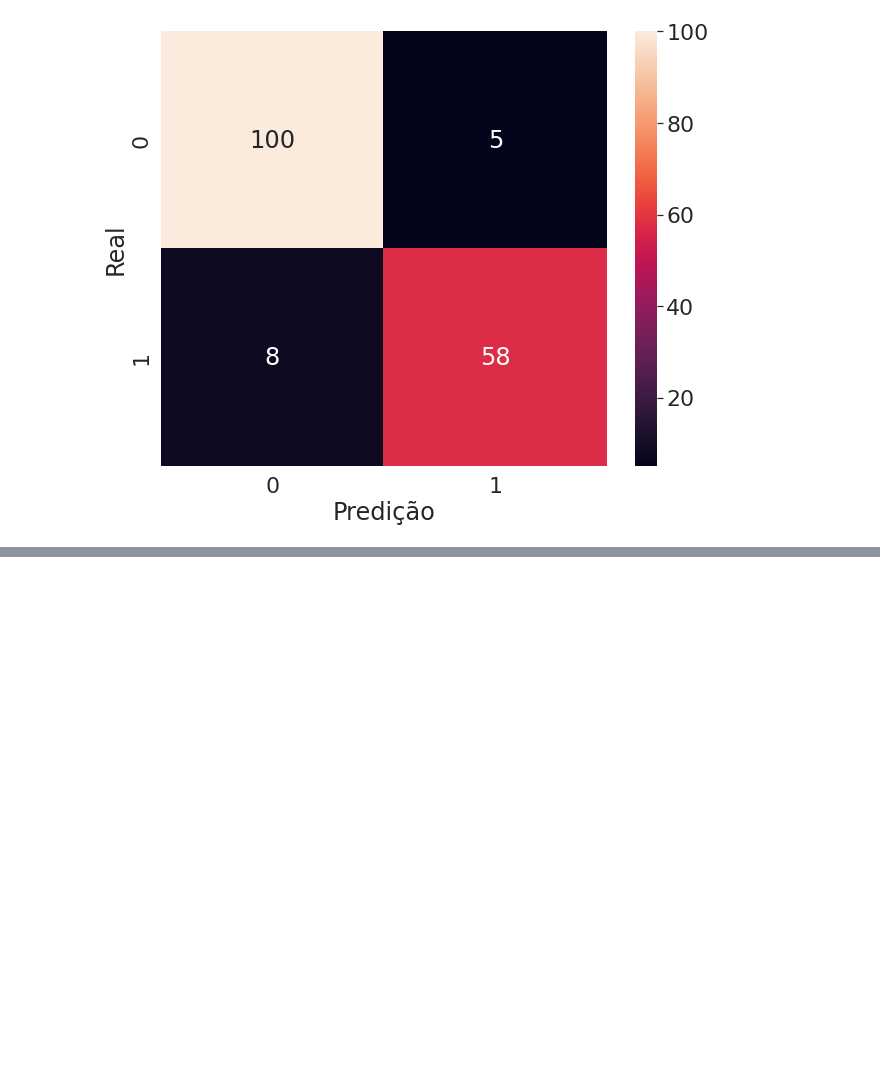
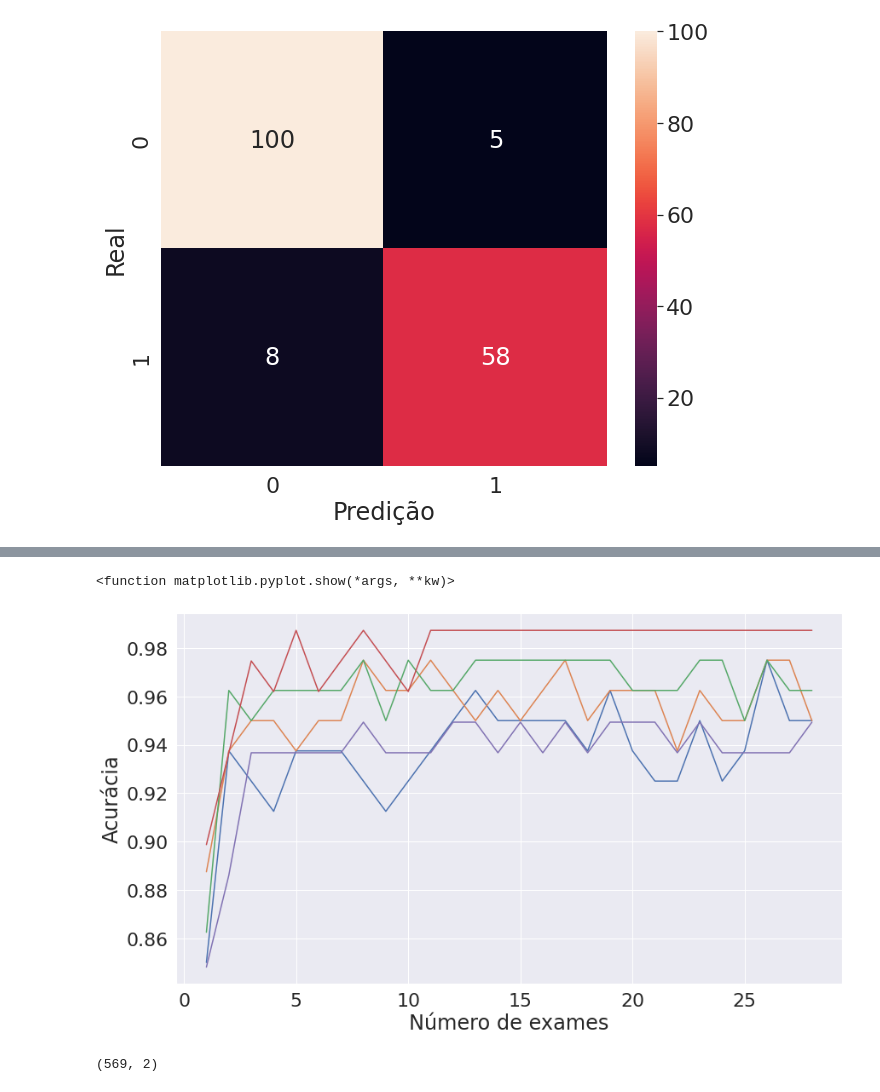
Before and after one commit to rgrAndrade/saude_care, a Jupyter notebook: saude_care.ipynb, the cells around one changed output, grey strips where cells are left out. Saved outputs shown, nothing was run; the diff lists cells and outputs as text; code cells hidden in the pictures; blank space fills up the shorter version.

```diff
--- a/saude_care.ipynb
+++ b/saude_care.ipynb
@@ -237,0 +271,17 @@ Resultado da classificação 90.06%
+# %%
+import matplotlib.pyplot as plt
+
+plt.figure(figsize=(14, 8))
+plt.xlabel("Número de exames")
+plt.ylabel("Acurácia")
+
+plt.plot(range(1, len(selecionador_rfecv.grid_scores_) + 1), selecionador_rfecv.grid_scores_)
+plt.show
+# %% [output]
+<function matplotlib.pyplot.show(*args, **kw)>
+[figure, added]
+# %%
+valores_exames_v7 = selecionador_rfe.transform(valores_exames_v6)
+valores_exames_v7.shape
+# %% [output]
+(569, 2)
```
Also changed, not shown: parts of 7 cells of this notebook.
